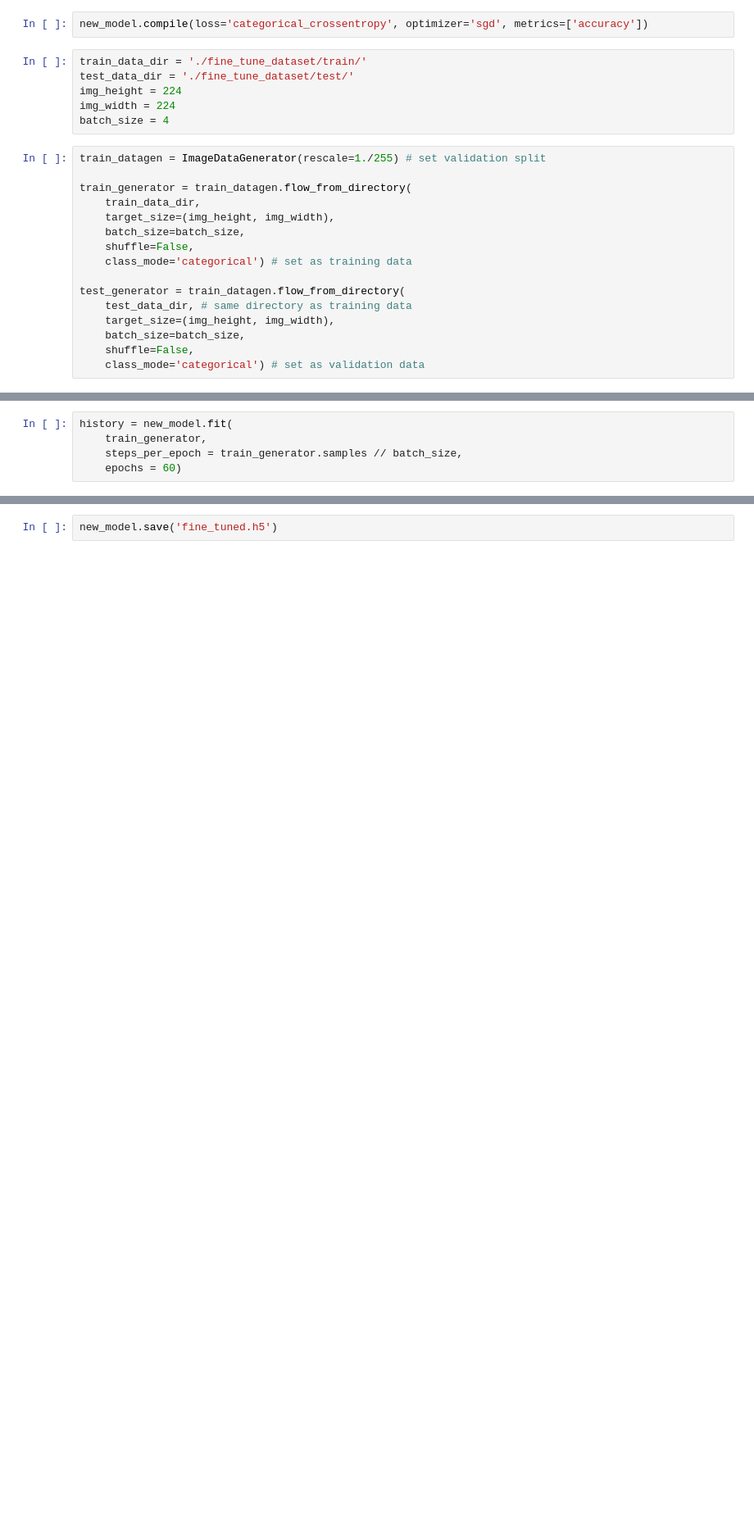
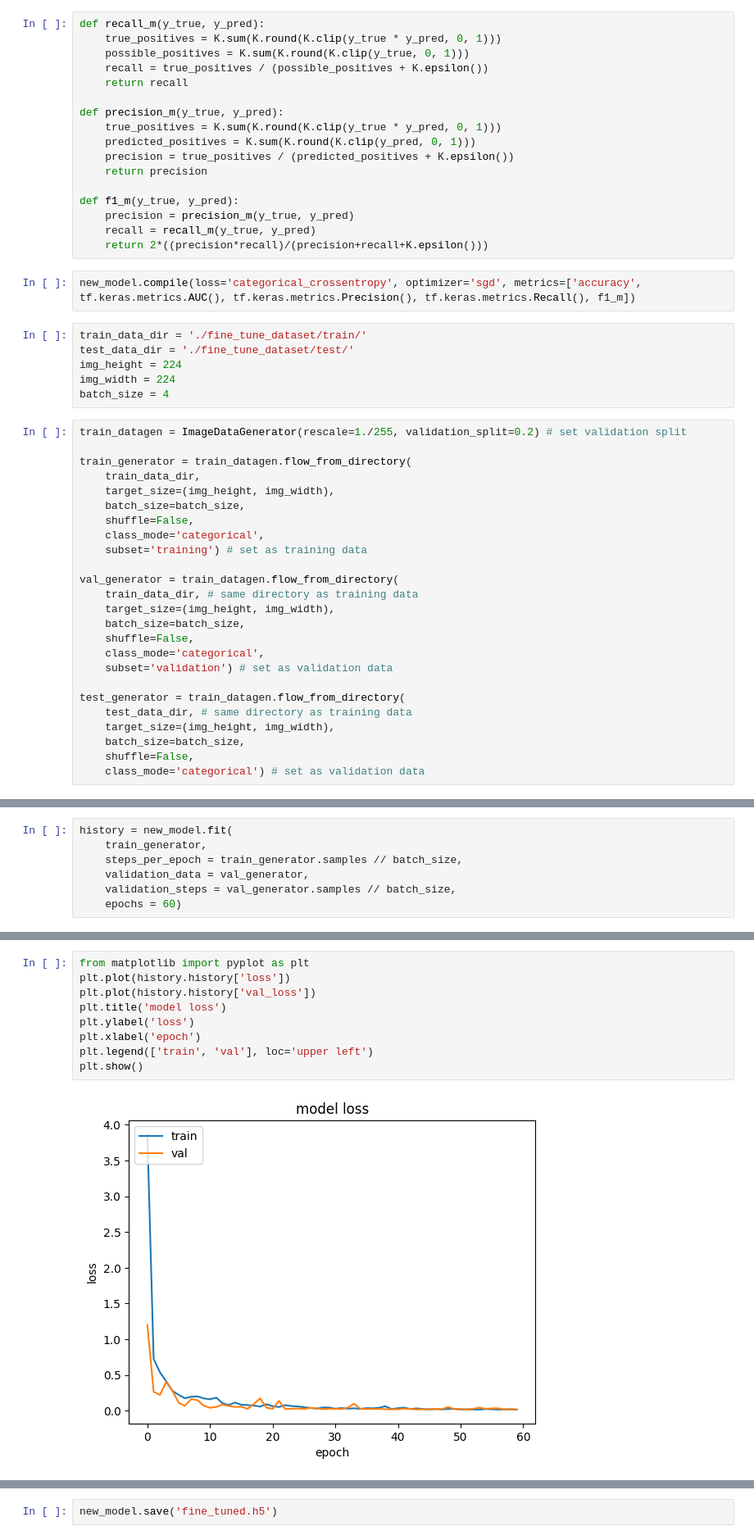
Before and after one commit to hxri/Gait-Analysis, a Jupyter notebook: automation/fine_tune.ipynb, the cells around one changed output, grey strips where cells are left out. Shown at 82% size. Drawn from its saved outputs; the diff is of its cells as text; blank space fills up the shorter version.

```diff
--- a/automation/fine_tune.ipynb
+++ b/automation/fine_tune.ipynb
@@ -59,7 +60,24 @@ Trainable params: 6,150
 Non-trainable params: 3,569,728
 _________________________________________________________________
+# %%
+def recall_m(y_true, y_pred):
+    true_positives = K.sum(K.round(K.clip(y_true * y_pred, 0, 1)))
+    possible_positives = K.sum(K.round(K.clip(y_true, 0, 1)))
+    recall = true_positives / (possible_positives + K.epsilon())
+    return recall
+
+def precision_m(y_true, y_pred):
+    true_positives = K.sum(K.round(K.clip(y_true * y_pred, 0, 1)))
+    predicted_positives = K.sum(K.round(K.clip(y_pred, 0, 1)))
+    precision = true_positives / (predicted_positives + K.epsilon())
+    return precision
+
+def f1_m(y_true, y_pred):
+    precision = precision_m(y_true, y_pred)
+    recall = recall_m(y_true, y_pred)
+    return 2*((precision*recall)/(precision+recall+K.epsilon()))
 # %%
-new_model.compile(loss='categorical_crossentropy', optimizer='sgd', metrics=['accuracy'])
+new_model.compile(loss='categorical_crossentropy', optimizer='sgd', metrics=['accuracy', tf.keras.metrics.AUC(), tf.keras.metrics.Precision(), tf.keras.metrics.Recall(), f1_m])
 # %%
 train_data_dir = './fine_tune_dataset/train/'
 test_data_dir = './fine_tune_dataset/test/'
@@ -67,14 +85,23 @@ img_height = 224
 img_width = 224
 batch_size = 4
 # %%
-train_datagen = ImageDataGenerator(rescale=1./255) # set validation split
+train_datagen = ImageDataGenerator(rescale=1./255, validation_split=0.2) # set validation split
 
 train_generator = train_datagen.flow_from_directory(
     train_data_dir,
     target_size=(img_height, img_width),
     batch_size=batch_size,
     shuffle=False,
-    class_mode='categorical') # set as training data
+    class_mode='categorical',
+    subset='training') # set as training data
+
+val_generator = train_datagen.flow_from_directory(
+    train_data_dir, # same directory as training data
+    target_size=(img_height, img_width),
+    batch_size=batch_size,
+    shuffle=False,
+    class_mode='categorical',
+    subset='validation') # set as validation data
 
 test_generator = train_datagen.flow_from_directory(
     test_data_dir, # same directory as training data
@@ -89,6 +117,8 @@ Found 6 images belonging to 6 classes.
 history = new_model.fit(
     train_generator,
     steps_per_epoch = train_generator.samples // batch_size,
+    validation_data = val_generator,
+    validation_steps = val_generator.samples // batch_size,
     epochs = 60)
 # %% [output]
 Epoch 1/60
@@ -110,0 +141,11 @@ Epoch 60/60
+# %%
+from matplotlib import pyplot as plt
+plt.plot(history.history['loss'])
+plt.plot(history.history['val_loss'])
+plt.title('model loss')
+plt.ylabel('loss')
+plt.xlabel('epoch')
+plt.legend(['train', 'val'], loc='upper left')
+plt.show()
+# %% [output]
+[figure, added]
```
Also changed, not shown: parts of 21 cells of this notebook.
